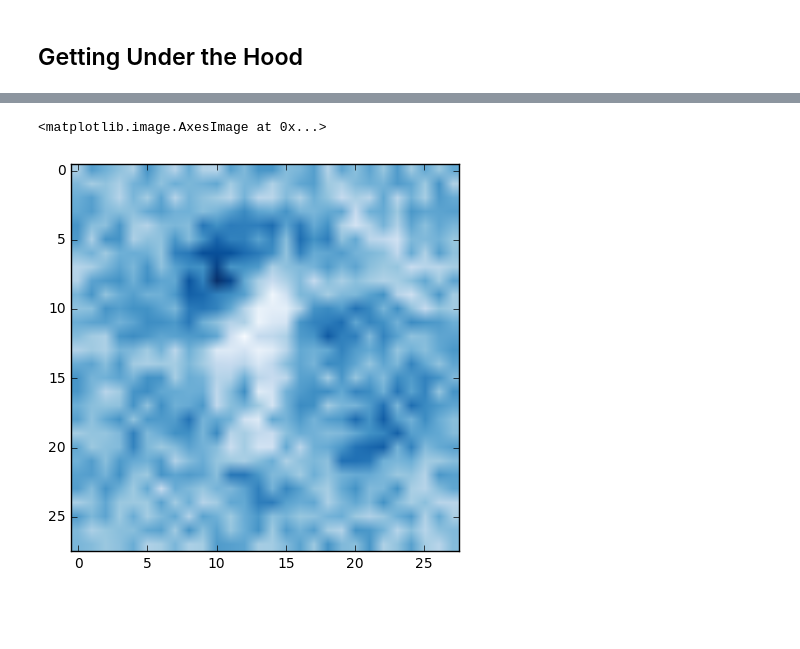
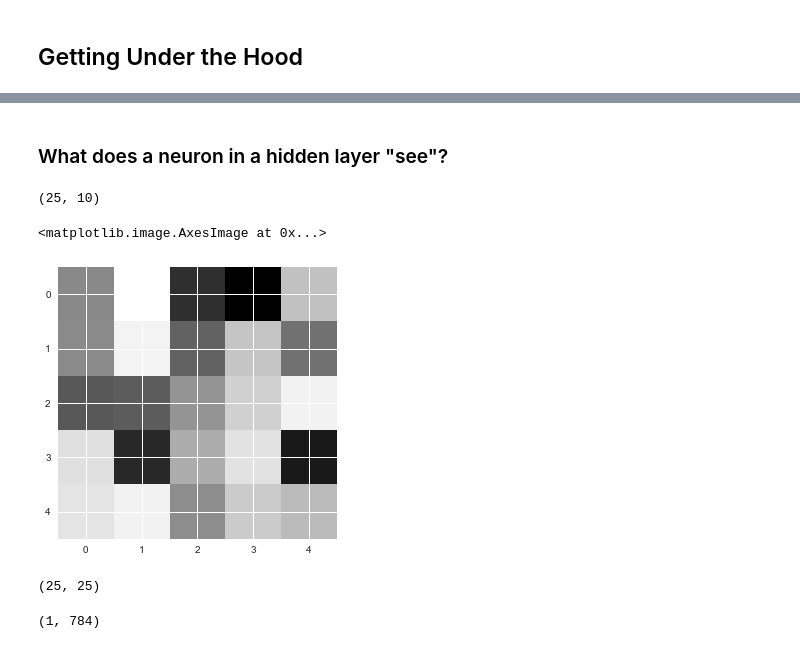
Before and after one commit to jsub10/Machine-Learning-By-Example, a Jupyter notebook: Chapter-7-Neural-Networks.ipynb, the cells around one changed output, grey strips where cells are left out. Cells and saved outputs as stored; diff of their text form; code cells hidden in the pictures; blank space fills up the shorter version.

```diff
--- a/Chapter-7-Neural-Networks.ipynb
+++ b/Chapter-7-Neural-Networks.ipynb
@@ -312,9 +413,23 @@ clf.loss_
+# %% [markdown]
+### What does a neuron in a hidden layer "see"?
+# %%
+clf.coefs_[2].shape
+# %% [output]
+(25, 10)
 # %%
 # Pull the weights of a given neuron in a given activation layer
 #
-hidden_2 = np.transpose(clf.coefs_[1])[24]
+hidden_2 = np.transpose(clf.coefs_[1])[2]
 fig, ax = plt.subplots(1, figsize=(5,5))
-ax.imshow(np.reshape(hidden_2, (28,28)), cmap=plt.get_cmap("Blues_r"), aspect="auto")
+ax.imshow(np.reshape(hidden_2, (5,5)), cmap=plt.get_cmap("Greys"), aspect="auto", interpolation="nearest")
 # %% [output]
 <matplotlib.image.AxesImage at 0x...>
-[figure, old version]
+[figure, new version]
+# %%
+clf.coefs_[1].shape
+# %% [output]
+(25, 25)
+# %%
+np.matrix(X_test[0]).shape
+# %% [output]
+(1, 784)
```
Also changed, not shown: parts of 64 cells of this notebook, 4 other files.
